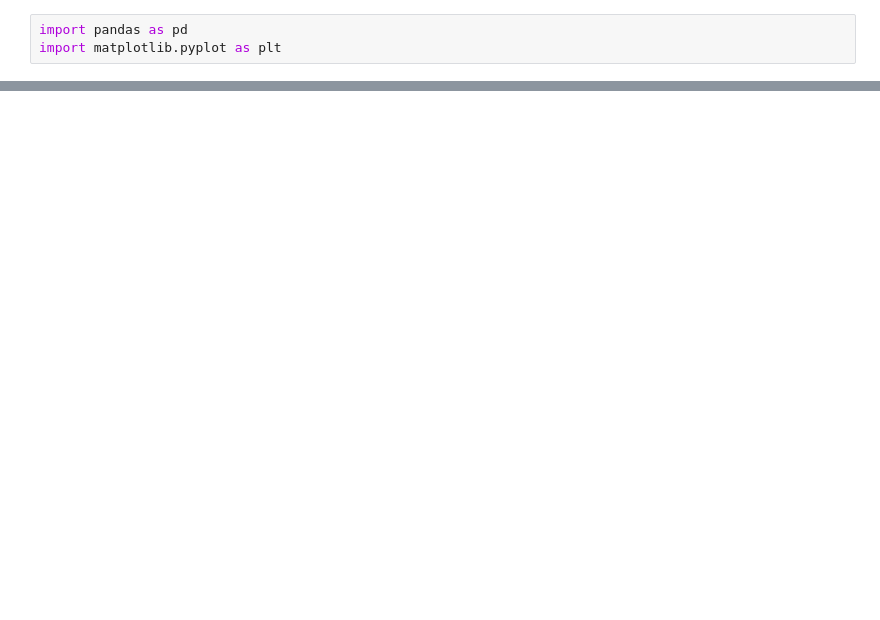
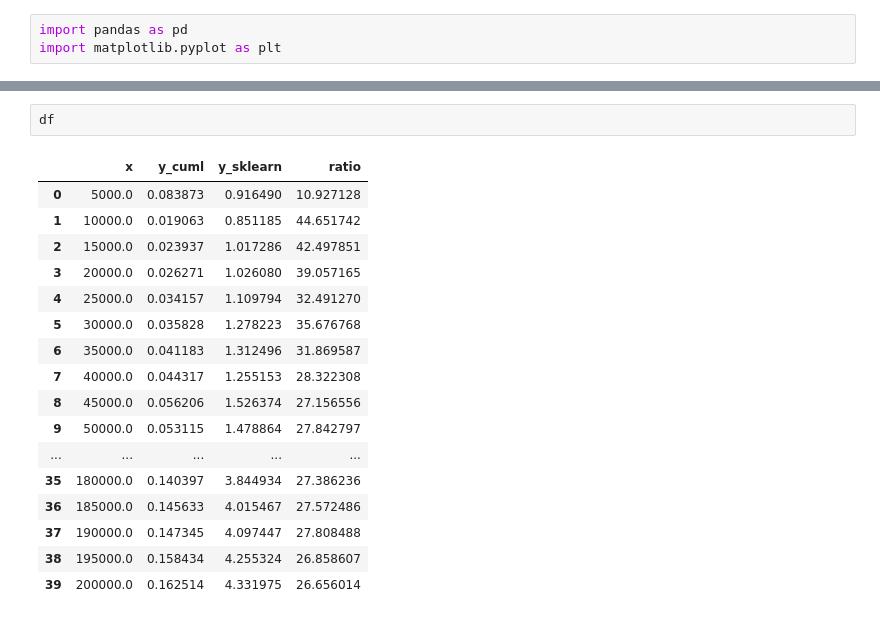
Before and after one commit to GaspardBT/pfe_rapids, a Jupyter notebook: metrics_analysis/kmeans_analysis/kmeans_analysis.ipynb, the cells around one changed output, grey strips where cells are left out. Drawn from its saved outputs; the diff is of its cells as text; blank space fills up the shorter version.

```diff
--- a/metrics_analysis/kmeans_analysis/kmeans_analysis.ipynb
+++ b/metrics_analysis/kmeans_analysis/kmeans_analysis.ipynb
@@ -59,0 +31,20 @@ plt.savefig('test_kmeans_ratio.svg')
+# %%
+df
+# %% [output]
+|  | x | y_cuml | y_sklearn | ratio |
+| 0 | 5000.0 | 0.083873 | 0.916490 | 10.927128 |
+| 1 | 10000.0 | 0.019063 | 0.851185 | 44.651742 |
+| 2 | 15000.0 | 0.023937 | 1.017286 | 42.497851 |
+| 3 | 20000.0 | 0.026271 | 1.026080 | 39.057165 |
+| 4 | 25000.0 | 0.034157 | 1.109794 | 32.491270 |
+| 5 | 30000.0 | 0.035828 | 1.278223 | 35.676768 |
+| 6 | 35000.0 | 0.041183 | 1.312496 | 31.869587 |
+| 7 | 40000.0 | 0.044317 | 1.255153 | 28.322308 |
+| 8 | 45000.0 | 0.056206 | 1.526374 | 27.156556 |
+| 9 | 50000.0 | 0.053115 | 1.478864 | 27.842797 |
+| ... | ... | ... | ... | ... |
+| 35 | 180000.0 | 0.140397 | 3.844934 | 27.386236 |
+| 36 | 185000.0 | 0.145633 | 4.015467 | 27.572486 |
+| 37 | 190000.0 | 0.147345 | 4.097447 | 27.808488 |
+| 38 | 195000.0 | 0.158434 | 4.255324 | 26.858607 |
+| 39 | 200000.0 | 0.162514 | 4.331975 | 26.656014 |
```
Also changed, not shown: parts of 8 cells of this notebook, 35 other files.
